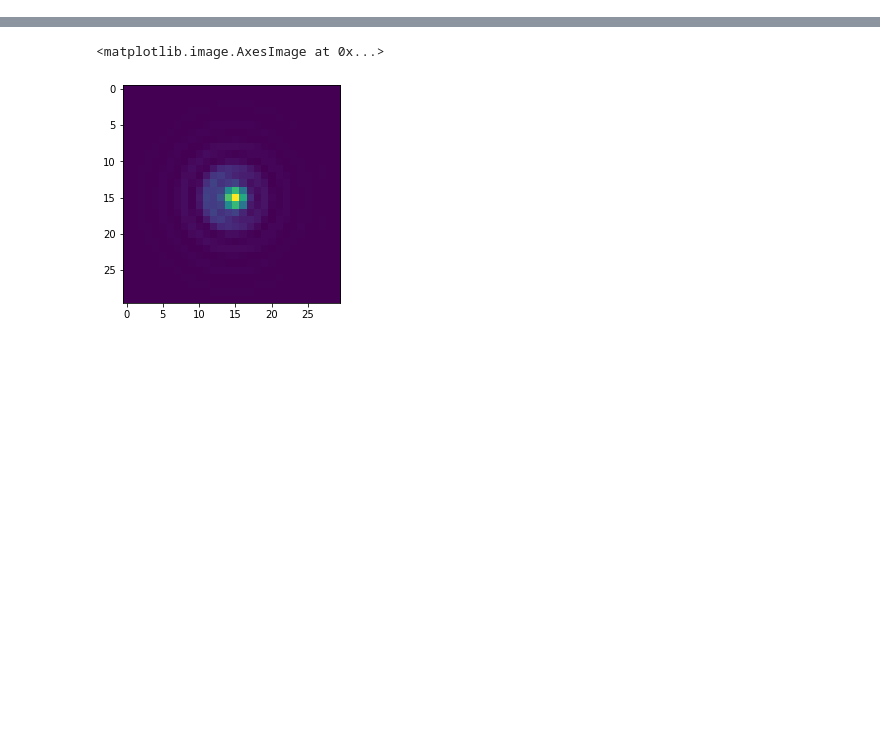
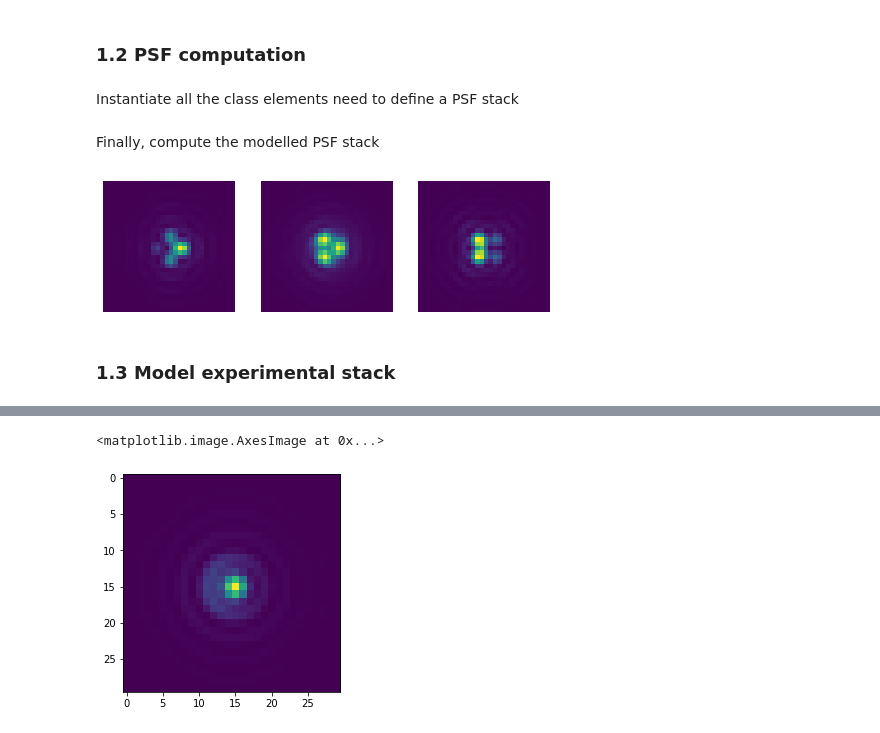
Before and after one commit to rodguti90/pyPSFstack, a Jupyter notebook: pytorch_tests.ipynb, the cells around one changed output, grey strips where cells are left out. Saved outputs shown, nothing was run; the diff lists cells and outputs as text; code cells hidden in the pictures; blank space fills up the shorter version.

```diff
--- a/pytorch_tests.ipynb
+++ b/pytorch_tests.ipynb
@@ -27,0 +40,18 @@ from pyPSFstack_torch.functions import crop_center
+# %%
+# Define number of points use for the computation
+N_pts = 128
+# Experimental parameters
+numerical_aperture = 1.49
+magnification = 100
+ni = 1.33
+nf = 1.518
+cam_pixel_size = 6500
+radius = 10
+wavelength = 525
+dipole_orientation = [0,0,0] # this means incoherent
+# Define positions of defocus
+zi = -500; zf = 500; z_step = 100
+z_list = torch.arange(zi,zf+z_step,z_step)
+# Define rotation angles of polarization analyzer
+angle_i = 0; angle_f = np.pi/2; angle_step = np.pi/8
+angle_list=np.arange(angle_i,angle_f,angle_step)
@@ -27,0 +85,36 @@ from pyPSFstack_torch.functions import crop_center
+# %% [markdown]
+### 1.2 PSF computation
+# %% [markdown]
+Instantiate all the class elements need to define a PSF stack
+# %%
+# The source and window define th epupil sequence
+src = DipoleInterfaceSource(**params['pupil'],**params['source'])
+wdw = SEO(**params['pupil'],**params['window'])
+pupil_sequence = [src, wdw]
+# Then the diversities
+zdiv = ZDiversity(**params['zdiversity'], **params['pupil'])
+# The polarization diversity is taken as a rotating QWP followed
+# by a wollastan which splits into horizontal and vertical polarized
+# light
+qwp = PDiversity_QWP(angle_list)
+wollaston = PDiversity_LP([0, np.pi/2])
+pdiv = PDiversity_Compound([qwp, wollaston])
+# Finally we define the blurring as the exact model to try
+# to mimic the experimental result
+blurring = ExactBlurring(**params['blurring'],**params['pupil'])
+# %% [markdown]
+Finally, compute the modelled PSF stack
+# %%
+psfs = PSFStack(pupil_sequence, zdiversity=zdiv, pdiversity=pdiv, blurring=blurring)
+psfs.compute_psf_stack(orientation=[0,0,0])
+# %%
+zdiv_mid_ind = int((zf-zi)/z_step//2)
+stack = trim_stack(psfs.psf_stack, 30)
+fig, ax = plt.subplots(1,3,figsize=(8,8))
+for ind in range(3):
+    ax[ind].imshow(stack[...,zdiv_mid_ind-1,ind])
+    ax[ind].set_axis_off()
+# %% [output]
+[figure, added]
+# %% [markdown]
+### 1.3 Model experimental stack
```
Also changed, not shown: parts of 34 cells of this notebook, 1 other file.
